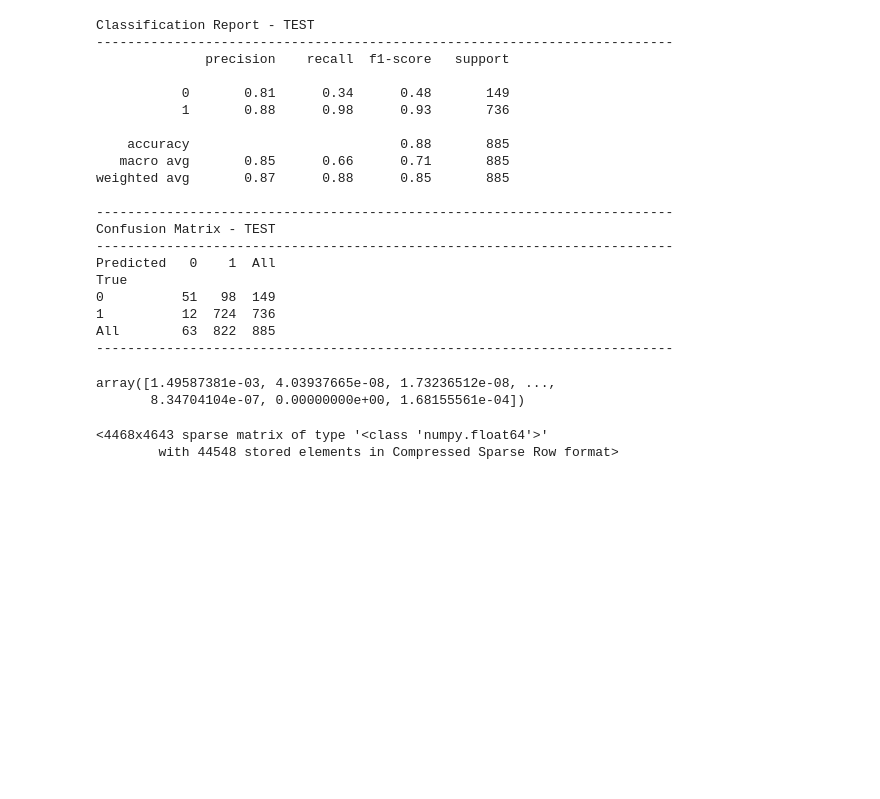
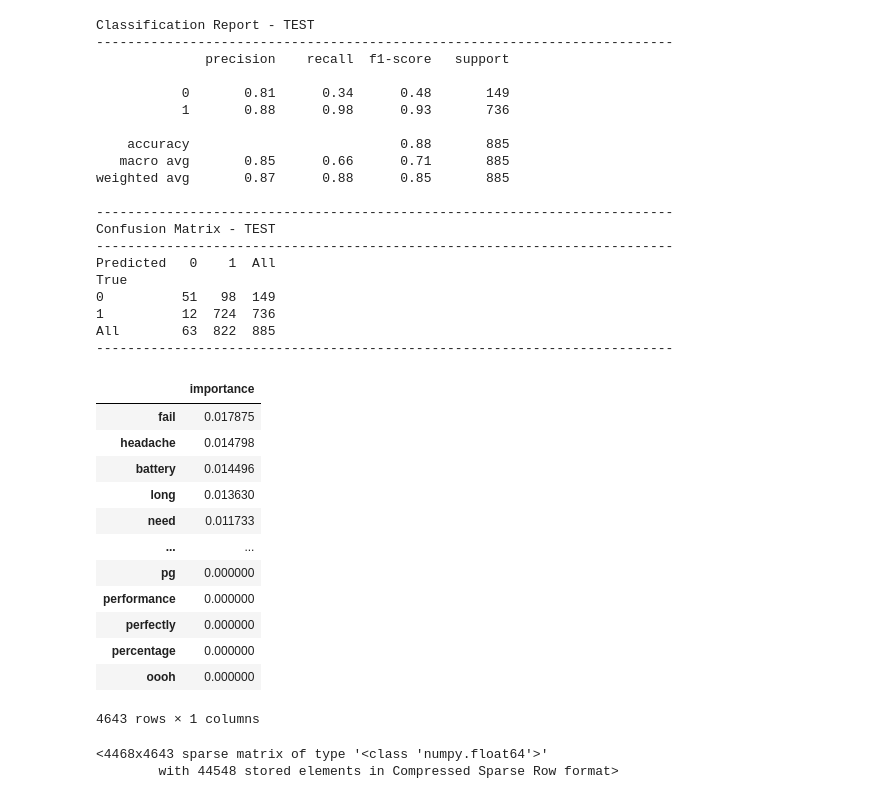
Before and after one commit to markp-rankin/Google-Apple-Tweets, a Jupyter notebook: project smote tfidf.ipynb, the cells around one changed output. Drawn from its saved outputs; the diff is of its cells as text; code cells hidden in the pictures; blank space fills up the shorter version.

```diff
--- a/project smote tfidf.ipynb
+++ b/project smote tfidf.ipynb
@@ -390,11 +390,26 @@ True
 1          12  724  736
 All        63  822  885
 --------------------------------------------------------------------------
-# %%
-rf.feature_importances_
-# %% [output]
-array([1.49587381e-03, 4.03937665e-08, 1.73236512e-08, ...,
-       8.34704104e-07, 0.00000000e+00, 1.68155561e-04])
+# %%
+feature_importances = pd.DataFrame(rf.feature_importances_,
+                                   index = tfidf.get_feature_names(),
+                                   columns=['importance']).sort_values('importance', ascending=False)
+feature_importances.tail(25)
+feature_importances
+# %% [output]
+|  | importance |
+| fail | 0.017875 |
+| headache | 0.014798 |
+| battery | 0.014496 |
+| long | 0.013630 |
+| need | 0.011733 |
+| ... | ... |
+| pg | 0.000000 |
+| performance | 0.000000 |
+| perfectly | 0.000000 |
+| percentage | 0.000000 |
+| oooh | 0.000000 |
+4643 rows × 1 columns
 # %%
 X_train_counts
 # %% [output]
```
Also changed, not shown: 5 other files.
